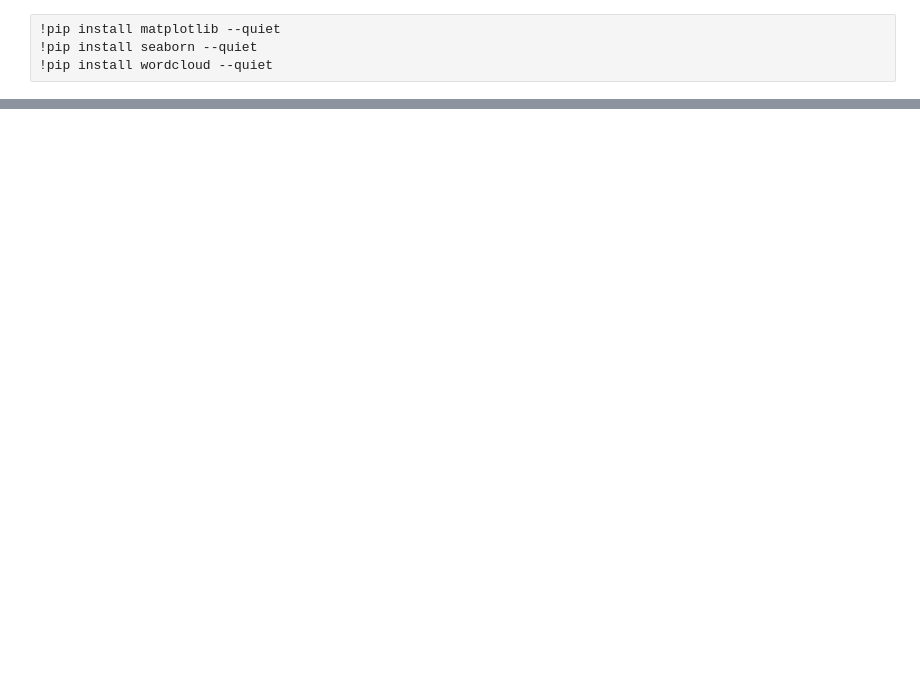
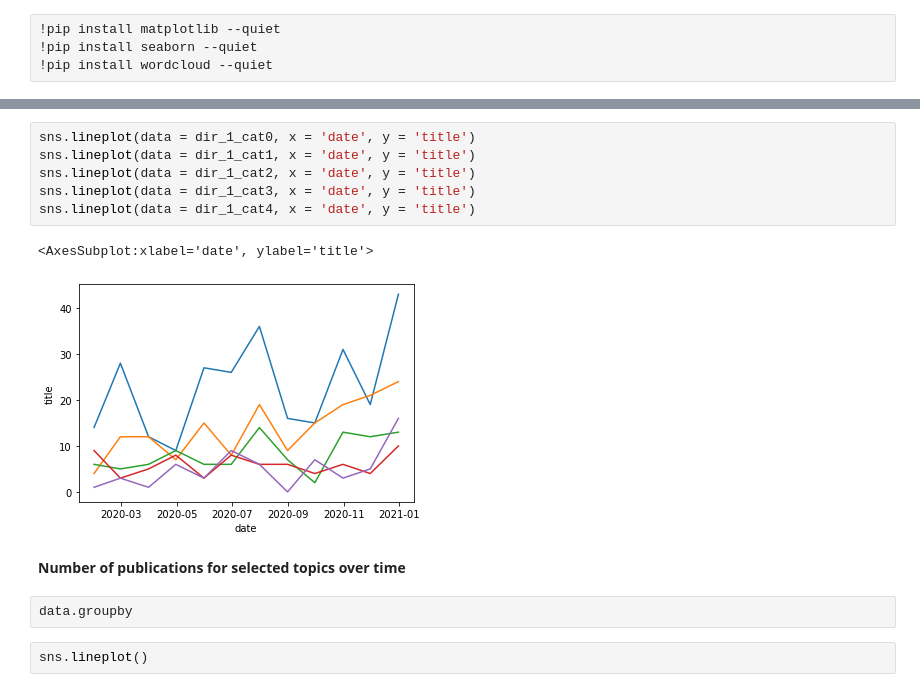
Before and after one commit to fvanlitsenburg/BatchLegal, a Jupyter notebook: notebooks/vis_jakob.ipynb, the cells around one changed output, grey strips where cells are left out. Drawn from its saved outputs; the diff is of its cells as text; blank space fills up the shorter version.

```diff
--- a/notebooks/vis_jakob.ipynb
+++ b/notebooks/vis_jakob.ipynb
@@ -29,0 +86,15 @@ data['dir_1'].value_counts()
+# %%
+sns.lineplot(data = dir_1_cat0, x = 'date', y = 'title')
+sns.lineplot(data = dir_1_cat1, x = 'date', y = 'title')
+sns.lineplot(data = dir_1_cat2, x = 'date', y = 'title')
+sns.lineplot(data = dir_1_cat3, x = 'date', y = 'title')
+sns.lineplot(data = dir_1_cat4, x = 'date', y = 'title')
+# %% [output]
+<AxesSubplot:xlabel='date', ylabel='title'>
+[figure, added]
+# %% [markdown]
+**Number of publications for selected topics over time**
+# %%
+data.groupby
+# %%
+sns.lineplot()
```
Also changed, not shown: parts of 12 cells of this notebook, 1 other file.
